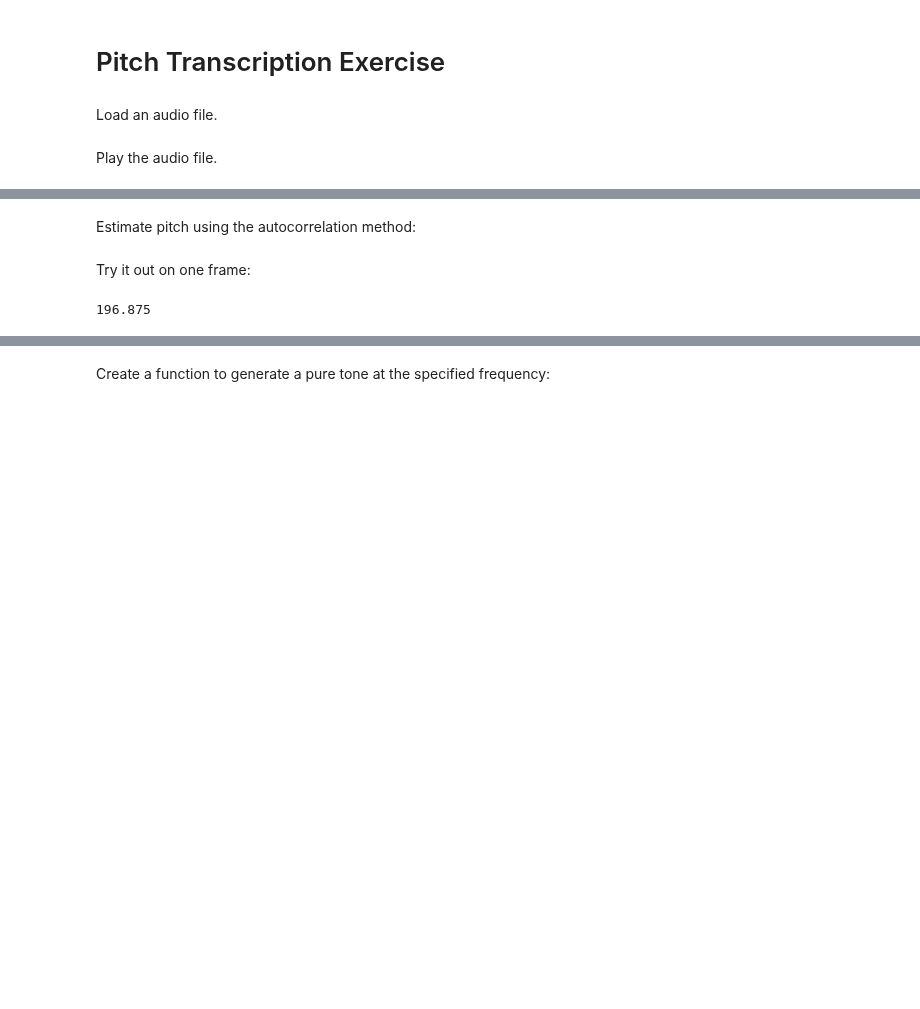
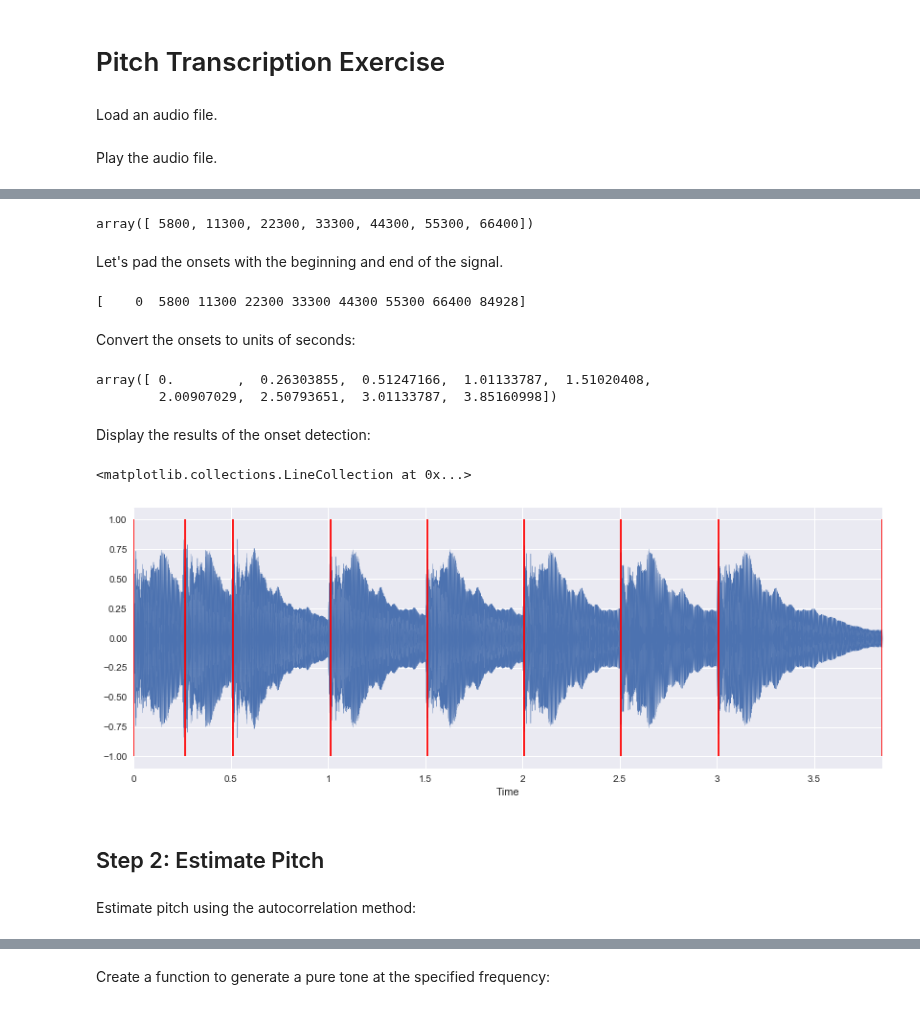
Before and after one commit to iranroman/musicinformationretrieval.com, a Jupyter notebook: pitch_transcription_exercise.ipynb, the cells around one changed output, grey strips where cells are left out. Saved outputs shown, nothing was run; the diff lists cells and outputs as text; code cells hidden in the pictures; blank space fills up the shorter version.

```diff
--- a/pitch_transcription_exercise.ipynb
+++ b/pitch_transcription_exercise.ipynb
@@ -25,3 +57,45 @@ def get_onset_times(x, fs):
+# %%
+onset_samples = librosa.onset.onset_detect(x,
+                                           sr=sr, units='samples',
+                                           hop_length=hop_length,
+                                           backtrack=False,
+                                           pre_max=20,
+                                           post_max=20,
+                                           pre_avg=100,
+                                           post_avg=100,
+                                           delta=0.2,
+                                           wait=0)
+# %%
+onset_samples
+# %% [output]
+array([ 5800, 11300, 22300, 33300, 44300, 55300, 66400])
+# %% [markdown]
+Let's pad the onsets with the beginning and end of the signal.
+# %%
+onset_boundaries = numpy.concatenate([[0], onset_samples, [len(x)]])
+# %%
+print onset_boundaries
+# %% [output]
+[    0  5800 11300 22300 33300 44300 55300 66400 84928]
+# %% [markdown]
+Convert the onsets to units of seconds:
+# %%
+onset_times = librosa.samples_to_time(onset_boundaries, sr=sr)
+# %%
+onset_times
+# %% [output]
+array([ 0.        ,  0.26303855,  0.51247166,  1.01133787,  1.51020408,
+        2.00907029,  2.50793651,  3.01133787,  3.85160998])
+# %% [markdown]
+Display the results of the onset detection:
+# %%
+librosa.display.waveplot(x, sr=sr)
+plt.vlines(onset_times, -1, 1, color='r')
+# %% [output]
+<matplotlib.collections.LineCollection at 0x...>
+[figure, added]
+# %% [markdown]
+## Step 2: Estimate Pitch
 # %% [markdown]
 Estimate pitch using the autocorrelation method:
 # %%
@@ -36,8 +116 @@ def estimate_pitch(segment, fs, fmin=50.0, fmax=2000.0):
     return f0
-# %% [markdown]
-Try it out on one frame:
-# %%
-f0 = estimate_pitch(x[:2048], fs)
-print f0
-# %% [output]
-196.875
```
Also changed, not shown: parts of 35 cells of this notebook, 2 other files.
